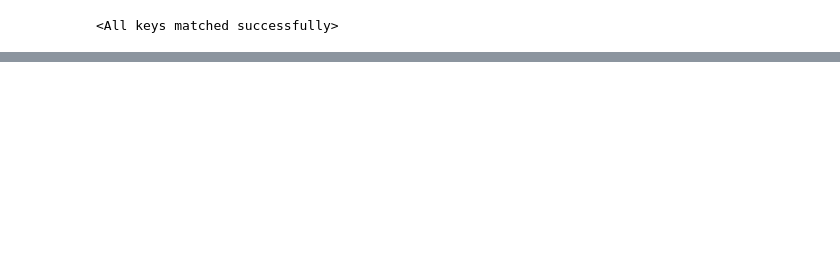
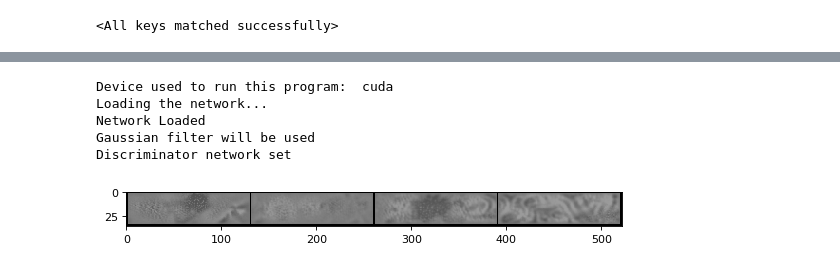
Before and after one commit to Sujit27/activation_maximization_mjsynth, a Jupyter notebook: library/batch_dreaming.ipynb, the cells around one changed output, grey strips where cells are left out. Saved outputs shown, nothing was run; the diff lists cells and outputs as text; code cells hidden in the pictures; blank space fills up the shorter version.

```diff
--- a/library/batch_dreaming.ipynb
+++ b/library/batch_dreaming.ipynb
@@ -81,0 +97,14 @@ Probablity after optimizing : 1.0 and label 911
+# %%
+# dream adversarially with a trained discriminator
+discrim_net = DictNet(2)
+discrim_net.load_state_dict(torch.load("../models/discriminator_0.pth"))
+dreamerGAN = DeepDreamGAN(net,(1,32,128),(0.47,),(0.14,),use_gaussian_filter=True,discrim_net=discrim_net)
+im = dreamerGAN.batch_dream_GAN()
+im = dreamerGAN.show(im)
+# %% [output]
+Device used to run this program:  cuda
+Loading the network...
+Network Loaded
+Gaussian filter will be used
+Discriminator network set
+[figure, added]
```
Also changed, not shown: parts of 27 cells of this notebook, 1 other file.
